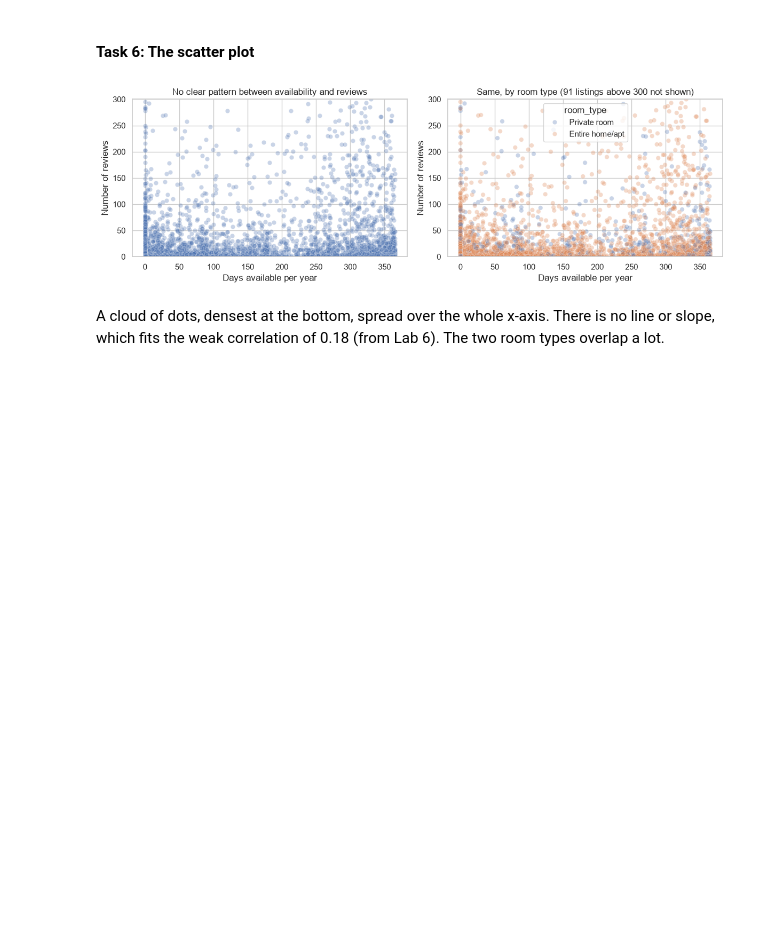
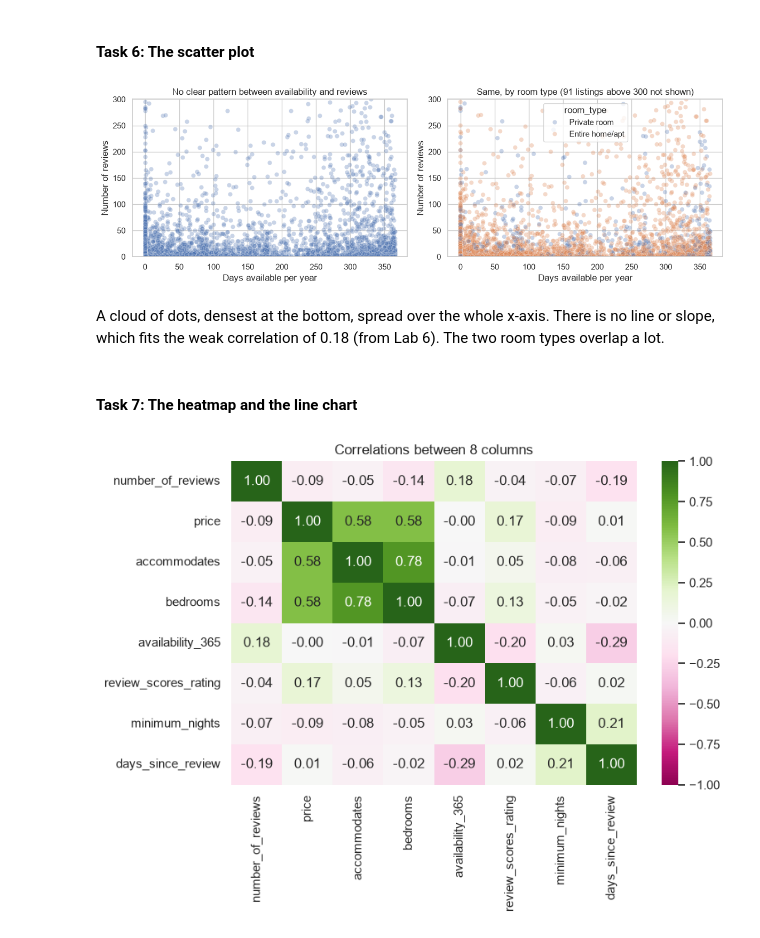
Before and after one commit to VictorSago/Lexicon-Labs, a Jupyter notebook: DataAnalysis/lab7.ipynb, the cells around one changed output. Saved outputs shown, nothing was run; the diff lists cells and outputs as text; code cells hidden in the pictures; blank space fills up the shorter version.

Commit message:
DA Lab 7 Part 1, Tasks 7-8

```diff
--- a/DataAnalysis/lab7.ipynb
+++ b/DataAnalysis/lab7.ipynb
@@ -215,3 +215,22 @@ plt.show()
 [figure]
 # %% [markdown]
 A cloud of dots, densest at the bottom, spread over the whole x-axis. There is no line or slope, which fits the weak correlation of 0.18 (from Lab 6). The two room types overlap a lot.
+# %% [markdown]
+#### Task 7: The heatmap and the line chart
+# %%
+# Correlations between the eight columns
+cols = ["number_of_reviews", "price", "accommodates", "bedrooms", "availability_365",
+        "review_scores_rating", "minimum_nights", "days_since_review"]
+corr = listings[cols].corr()
+
+# Heatmap of correlations between the eight columns
+fig, ax = plt.subplots(figsize=(8, 6))
+
+sns.heatmap(corr, annot=True, fmt=".2f", cmap="PiYG", vmin=-1, vmax=1, ax=ax)
+
+ax.set_title("Correlations between 8 columns")
+
+plt.tight_layout()
+plt.show()
+# %% [output]
+[figure, added]
```
Also changed, not shown: parts of 8 cells of this notebook, 1 other file.
